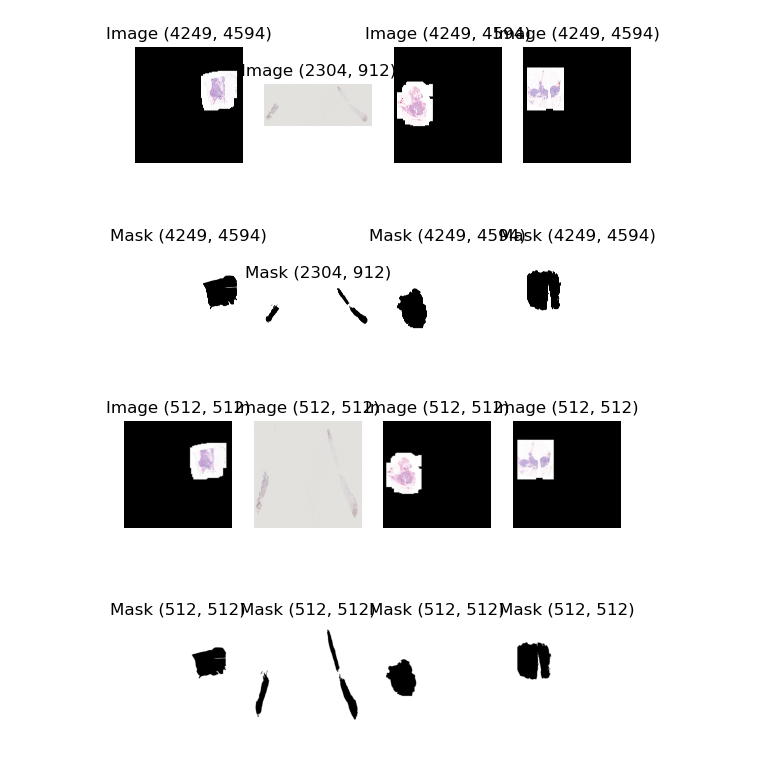
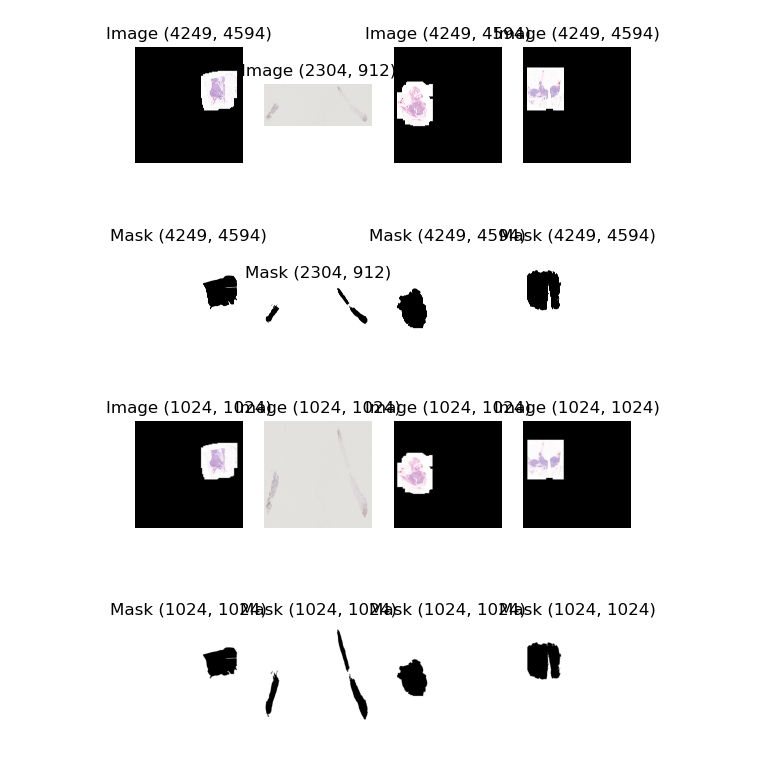
Before and after one commit to AydedeTimucin/ProjectMedic, a Jupyter notebook: Downsampled_Images_Processing(train).ipynb, the cells around one changed output. Drawn from its saved outputs; the diff is of its cells as text; code cells hidden in the pictures.

```diff
--- a/Downsampled_Images_Processing(train).ipynb
+++ b/Downsampled_Images_Processing(train).ipynb
@@ -5,7 +7,7 @@ import matplotlib.pyplot as plt
 # %%
 # Define your data directories
-image_dir = "G:/down_scaled_level6_train/Tissues"
-mask_dir = "G:/down_scaled_level6_train/Masks/binary-mask"
+image_dir = "H:/down_scaled_level6_train/Tissues"
+mask_dir = "H:/down_scaled_level6_train/Masks/binary-mask"
 
 # List all image and mask files
 image_files = os.listdir(image_dir)
@@ -61,32 +63,32 @@ def load_resize_image_mask_pair(image_path, mask_path, target_size):
     mask = Image.open(mask_path).resize(target_size)
     return image, mask
 
 # Display a few resized image-mask pairs
 num_pairs_to_display = 4
-target_size = (512, 512)  # Adjust the size as needed
+target_size = (1024, 1024)  # Adjust the size as needed
 
 for i in range(num_pairs_to_display):
     # Add i to see different images
     image_name = image_files[i + 10]
     mask_name = mask_files[i + 10]
 
     image_path = os.path.join(image_dir, image_name)
     mask_path = os.path.join(mask_dir, mask_name)
 
     image, mask = load_resize_image_mask_pair(image_path, mask_path, target_size)
 
     # Display image
     plt.subplot(2, num_pairs_to_display, i + 1)
     plt.imshow(image)
     plt.axis("off")
     plt.title(f"Image {image.size}")
 
     # Display mask
     plt.subplot(2, num_pairs_to_display, num_pairs_to_display + i + 1)
     plt.imshow(mask, cmap="gray")
     plt.axis("off")
     plt.title(f"Mask {mask.size}")
 
 plt.show()
 # %% [output]
-[figure, old version]
+[figure, new version]
```
Also changed, not shown: parts of 5 cells of this notebook, 3 other files.
